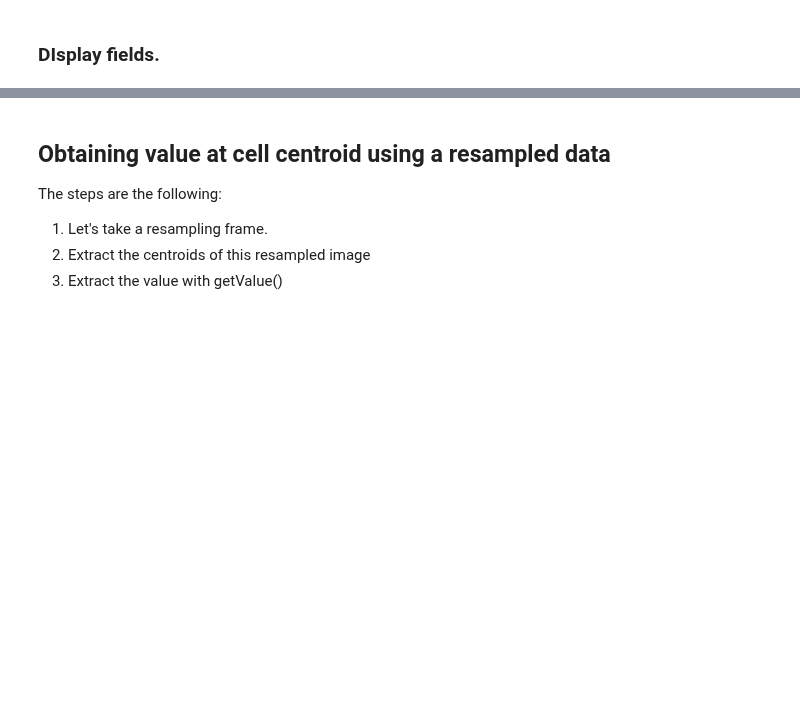
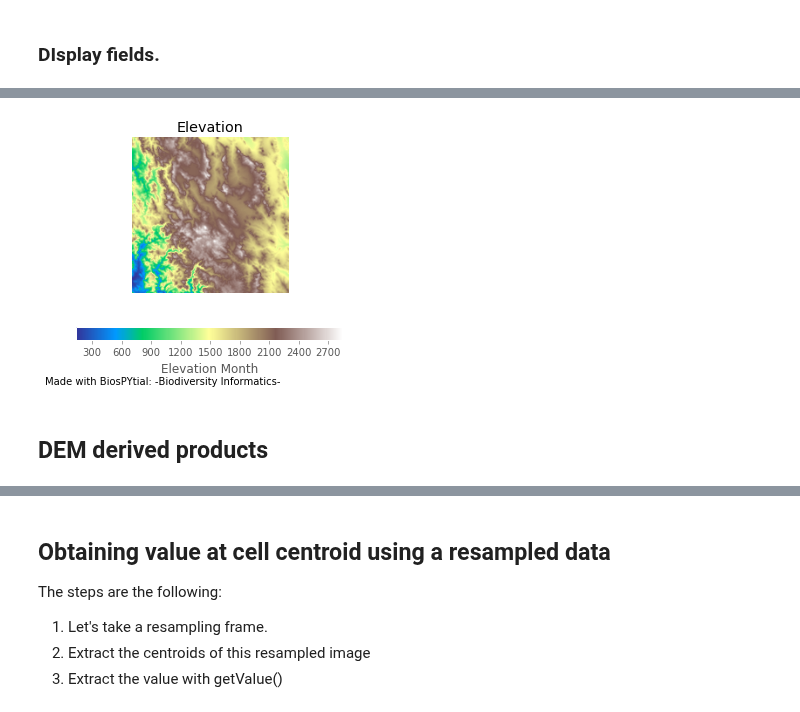
Before and after one commit to molgor/biospytial, a Jupyter notebook: ipython-notebooks/Basic Raster Tools in Biospytial.ipynb, the cells around one changed output, grey strips where cells are left out. Drawn from its saved outputs; the diff is of its cells as text; code cells hidden in the pictures; blank space fills up the shorter version.

```diff
--- a/ipython-notebooks/Basic Raster Tools in Biospytial.ipynb
+++ b/ipython-notebooks/Basic Raster Tools in Biospytial.ipynb
@@ -72,0 +80,6 @@ people.display_field(stats_dict,band=1,cmap=plt.cm.rainbow,title='Population')
+# %%
+elevation.display_field(cmap=plt.cm.terrain,title='Elevation')
+# %% [output]
+[figure, added]
+# %% [markdown]
+## DEM derived products
```
Also changed, not shown: parts of 27 cells of this notebook, 12 other files.
